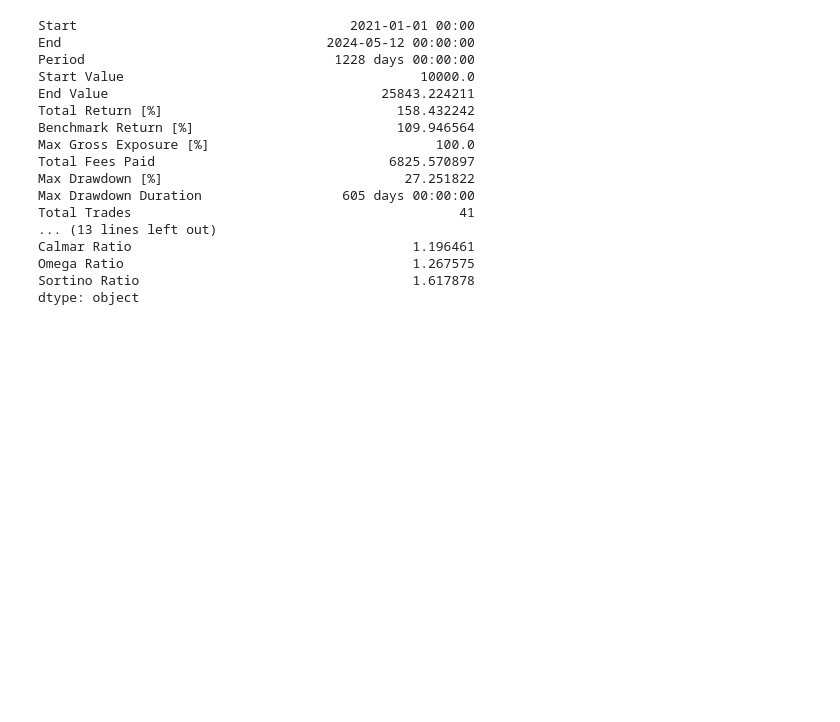
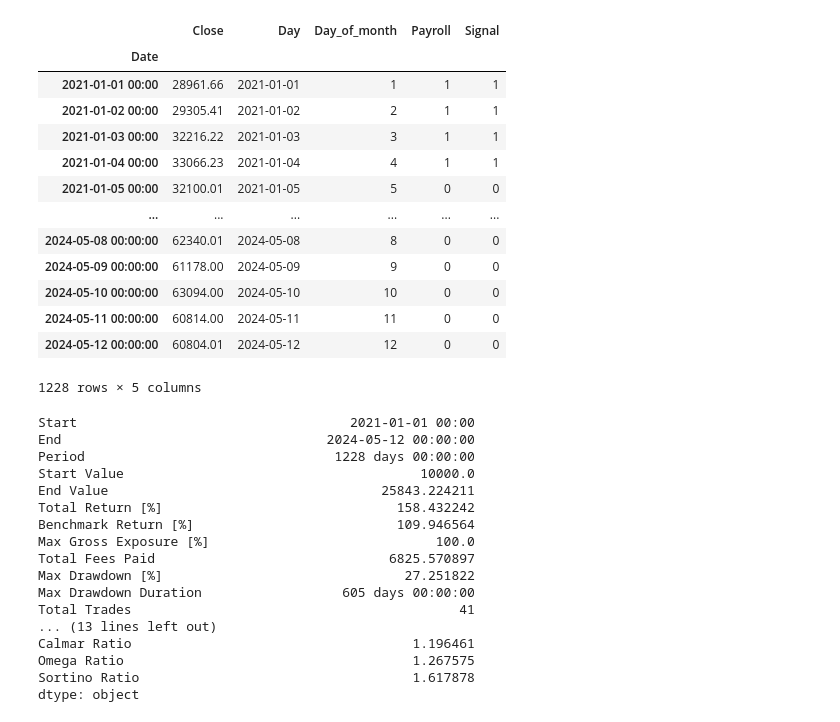
Before and after one commit to Dante-of-Chess/Trading_Strategies, a Jupyter notebook: Payroll Alpha.ipynb, the cells around one changed output. Saved outputs shown, nothing was run; the diff lists cells and outputs as text; code cells hidden in the pictures; blank space fills up the shorter version.

Commit message:
Payroll

```diff
--- a/Payroll Alpha.ipynb
+++ b/Payroll Alpha.ipynb
@@ -21 +53,21 @@ BTC['Signal']=np.where(BTC['Payroll']==1,1,0)
+# %%
+prices_data=Pull_data('crypto',None)
+# prices_data=Pull_data('stocks','AAPL')
+
+prices_data
+# %% [output]
+|  | Close | Day | Day_of_month | Payroll | Signal |
+| Date |  |  |  |  |  |
+| 2021-01-01 00:00 | 28961.66 | 2021-01-01 | 1 | 1 | 1 |
+| 2021-01-02 00:00 | 29305.41 | 2021-01-02 | 2 | 1 | 1 |
+| 2021-01-03 00:00 | 32216.22 | 2021-01-03 | 3 | 1 | 1 |
+| 2021-01-04 00:00 | 33066.23 | 2021-01-04 | 4 | 1 | 1 |
+| 2021-01-05 00:00 | 32100.01 | 2021-01-05 | 5 | 0 | 0 |
+| ... | ... | ... | ... | ... | ... |
+| 2024-05-08 00:00:00 | 62340.01 | 2024-05-08 | 8 | 0 | 0 |
+| 2024-05-09 00:00:00 | 61178.00 | 2024-05-09 | 9 | 0 | 0 |
+| 2024-05-10 00:00:00 | 63094.00 | 2024-05-10 | 10 | 0 | 0 |
+| 2024-05-11 00:00:00 | 60814.00 | 2024-05-11 | 11 | 0 | 0 |
+| 2024-05-12 00:00:00 | 60804.01 | 2024-05-12 | 12 | 0 | 0 |
+1228 rows × 5 columns
 # %%
```
Also changed, not shown: parts of 5 cells of this notebook.
